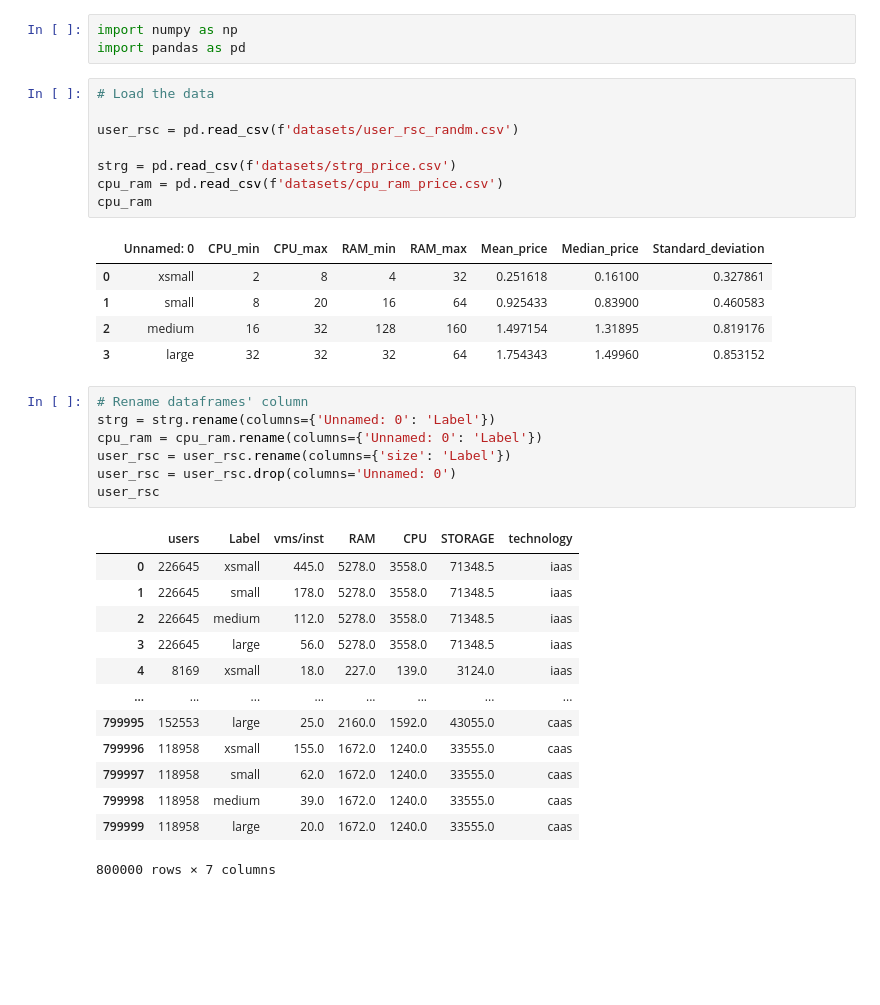
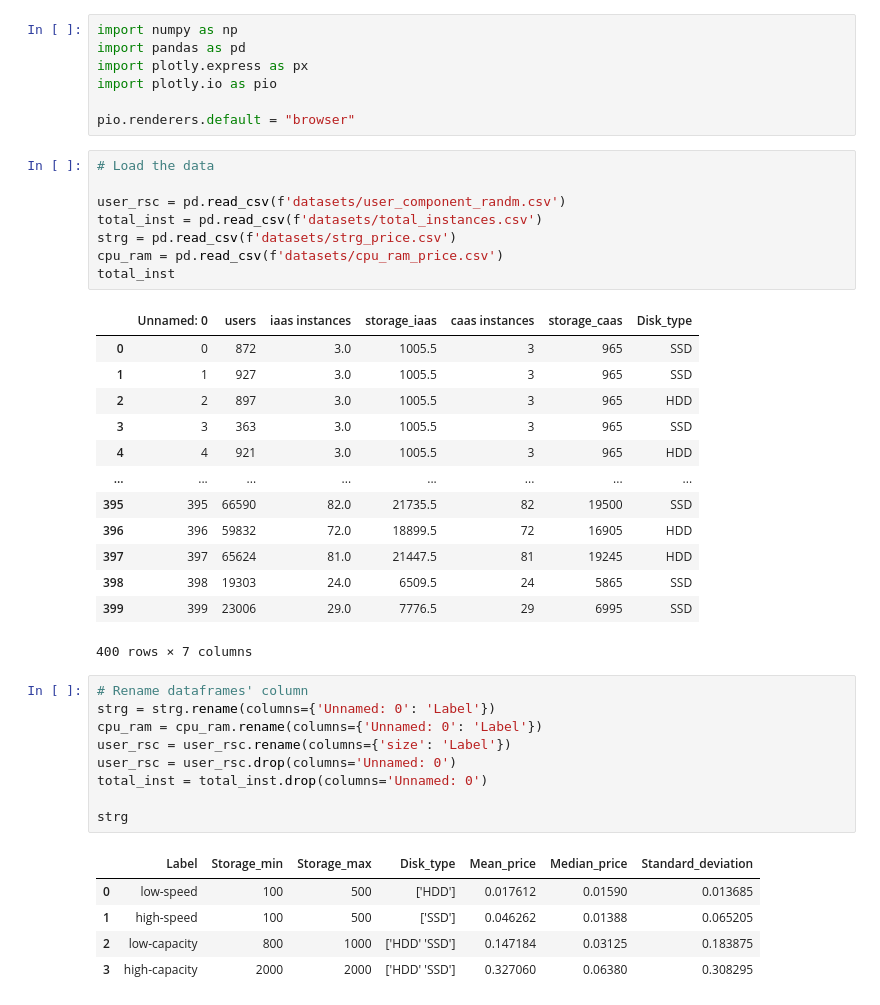
Before and after one commit to gfragi/cloudCasestudy, a Jupyter notebook: pricing.ipynb, the cells around one changed output. Saved outputs shown, nothing was run; the diff lists cells and outputs as text; blank space fills up the shorter version.

```diff
--- a/pricing.ipynb
+++ b/pricing.ipynb
@@ -1,39 +1,45 @@
 # %%
 import numpy as np
 import pandas as pd
+import plotly.express as px
+import plotly.io as pio
+
+pio.renderers.default = "browser"
 # %%
 # Load the data
 
-user_rsc = pd.read_csv(f'datasets/user_rsc_randm.csv')
-
+user_rsc = pd.read_csv(f'datasets/user_component_randm.csv')
+total_inst = pd.read_csv(f'datasets/total_instances.csv')
 strg = pd.read_csv(f'datasets/strg_price.csv')
 cpu_ram = pd.read_csv(f'datasets/cpu_ram_price.csv')
-cpu_ram
+total_inst
 # %% [output]
-|  | Unnamed: 0 | CPU_min | CPU_max | RAM_min | RAM_max | Mean_price | Median_price | Standard_deviation |
-| 0 | xsmall | 2 | 8 | 4 | 32 | 0.251618 | 0.16100 | 0.327861 |
-| 1 | small | 8 | 20 | 16 | 64 | 0.925433 | 0.83900 | 0.460583 |
-| 2 | medium | 16 | 32 | 128 | 160 | 1.497154 | 1.31895 | 0.819176 |
-| 3 | large | 32 | 32 | 32 | 64 | 1.754343 | 1.49960 | 0.853152 |
+|  | Unnamed: 0 | users | iaas instances | storage_iaas | caas instances | storage_caas | Disk_type |
+| 0 | 0 | 872 | 3.0 | 1005.5 | 3 | 965 | SSD |
+| 1 | 1 | 927 | 3.0 | 1005.5 | 3 | 965 | SSD |
+| 2 | 2 | 897 | 3.0 | 1005.5 | 3 | 965 | HDD |
+| 3 | 3 | 363 | 3.0 | 1005.5 | 3 | 965 | SSD |
+| 4 | 4 | 921 | 3.0 | 1005.5 | 3 | 965 | HDD |
+| ... | ... | ... | ... | ... | ... | ... | ... |
+| 395 | 395 | 66590 | 82.0 | 21735.5 | 82 | 19500 | SSD |
+| 396 | 396 | 59832 | 72.0 | 18899.5 | 72 | 16905 | HDD |
+| 397 | 397 | 65624 | 81.0 | 21447.5 | 81 | 19245 | HDD |
+| 398 | 398 | 19303 | 24.0 | 6509.5 | 24 | 5865 | SSD |
+| 399 | 399 | 23006 | 29.0 | 7776.5 | 29 | 6995 | SSD |
+400 rows × 7 columns
 # %%
 # Rename dataframes' column
 strg = strg.rename(columns={'Unnamed: 0': 'Label'})
 cpu_ram = cpu_ram.rename(columns={'Unnamed: 0': 'Label'})
 user_rsc = user_rsc.rename(columns={'size': 'Label'})
 user_rsc = user_rsc.drop(columns='Unnamed: 0')
-user_rsc
+total_inst = total_inst.drop(columns='Unnamed: 0')
+
+strg
 # %% [output]
-|  | users | Label | vms/inst | RAM | CPU | STORAGE | technology |
-| 0 | 226645 | xsmall | 445.0 | 5278.0 | 3558.0 | 71348.5 | iaas |
-| 1 | 226645 | small | 178.0 | 5278.0 | 3558.0 | 71348.5 | iaas |
-| 2 | 226645 | medium | 112.0 | 5278.0 | 3558.0 | 71348.5 | iaas |
-| 3 | 226645 | large | 56.0 | 5278.0 | 3558.0 | 71348.5 | iaas |
-| 4 | 8169 | xsmall | 18.0 | 227.0 | 139.0 | 3124.0 | iaas |
-| ... | ... | ... | ... | ... | ... | ... | ... |
-| 799995 | 152553 | large | 25.0 | 2160.0 | 1592.0 | 43055.0 | caas |
-| 799996 | 118958 | xsmall | 155.0 | 1672.0 | 1240.0 | 33555.0 | caas |
-| 799997 | 118958 | small | 62.0 | 1672.0 | 1240.0 | 33555.0 | caas |
-| 799998 | 118958 | medium | 39.0 | 1672.0 | 1240.0 | 33555.0 | caas |
-| 799999 | 118958 | large | 20.0 | 1672.0 | 1240.0 | 33555.0 | caas |
+|  | Label | Storage_min | Storage_max | Disk_type | Mean_price | Median_price | Standard_deviation |
+| 0 | low-speed | 100 | 500 | ['HDD'] | 0.017612 | 0.01590 | 0.013685 |
+| 1 | high-speed | 100 | 500 | ['SSD'] | 0.046262 | 0.01388 | 0.065205 |
+| 2 | low-capacity | 800 | 1000 | ['HDD' 'SSD'] | 0.147184 | 0.03125 | 0.183875 |
+| 3 | high-capacity | 2000 | 2000 | ['HDD' 'SSD'] | 0.327060 | 0.06380 | 0.308295 |
-800000 rows × 7 columns
 # %%
```
Also changed, not shown: parts of 2 cells of this notebook, 5 other files.
